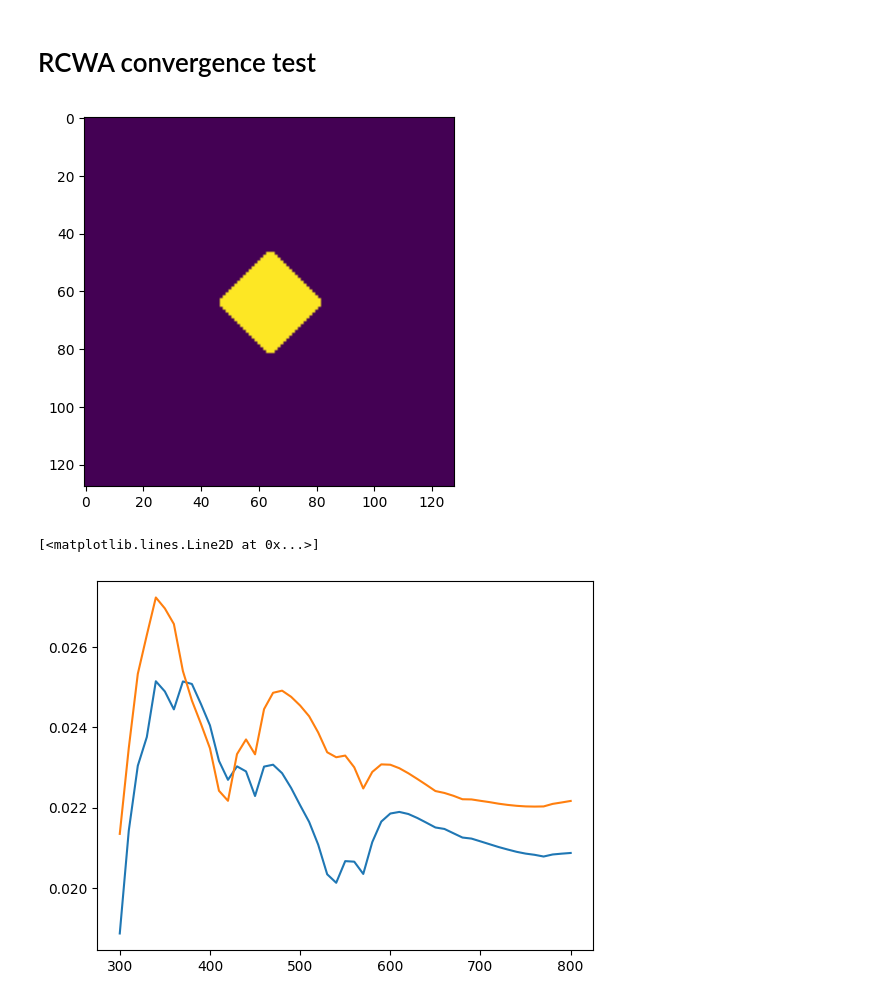
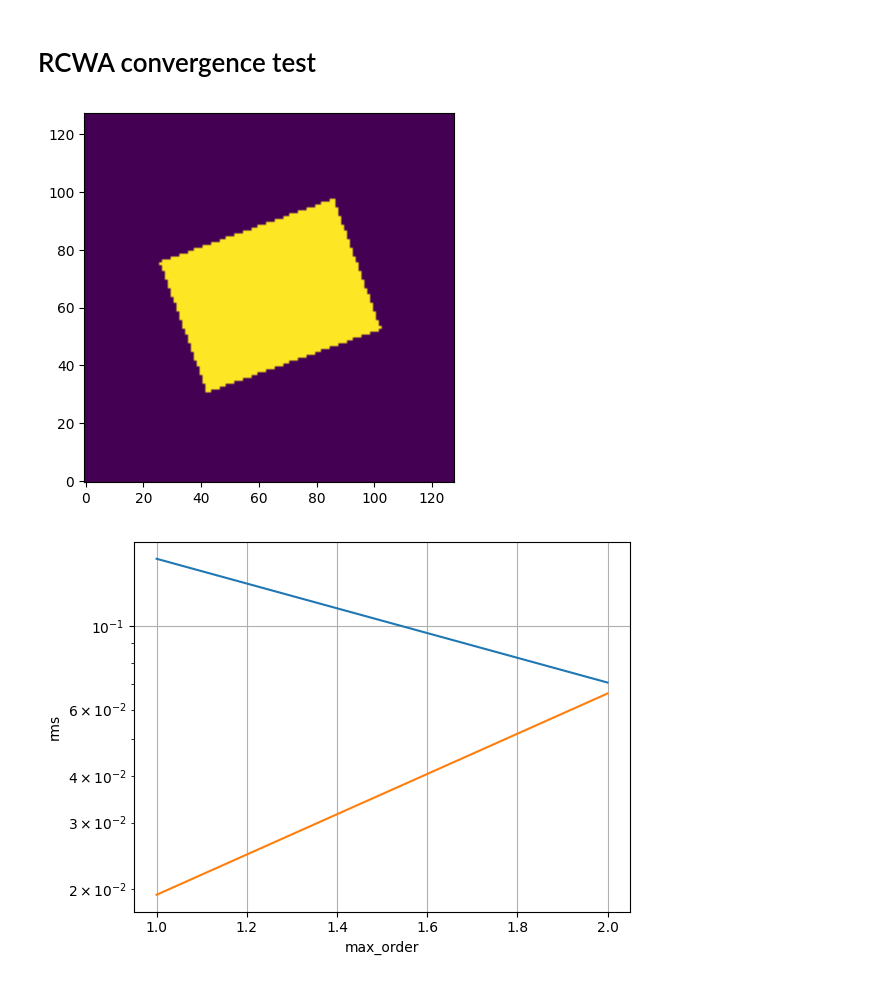
Before and after one commit to RodionovSA/metarcwa, a Jupyter notebook: examples/convergence_test.ipynb, the cells around one changed output. Cells and saved outputs as stored; diff of their text form; code cells hidden in the pictures.

```diff
--- a/examples/convergence_test.ipynb
+++ b/examples/convergence_test.ipynb
@@ -142,48 +161,63 @@ def compute_rt(model: Model, config: Config) -> Tuple[torch.Tensor,
 # %%
 # Define config
 dtype = torch.float32
 device = "cuda:0"
-m = 5 # Num_harmonics_x = 2*m + 1
-n = 5 # Num_harmonics_y = 2*n + 1
+N = 256
+m = 10 # Num_harmonics_x = 2*m + 1
+n = 10 # Num_harmonics_y = 2*n + 1
 truncation = "circular" # "circular", "rectangular"
 fact_method = None # "Normal", "Pol", "Jones", "Jones_direct"
 fact_beta = 0.05
 fact_gamma = 0.05
+nx = N
+ny = N
 
 # Define model parameters
 eps_inc = ConstantEps(1.0)
 eps_trans = ConstantEps(1.46**2)
 eps_void = ConstantEps(1.0)
-eps_solid = ConstantEps(2.1**2, eps_im=0.2)
-period = 500.0
+eps_solid = ConstantEps(2.1**2, eps_im=0.0)
+period = 400.0
 thickness = 200.0
 
 # Define shape
 xc, yc = period/2, period/2
-w, h = 100.0, 100.0
-angle = 45.0
-corner_radius = 1.0
+w, h = 200.0, 150.0
+angle = 20.0
+corner_radius = 0.0
 shape = Rectangle((xc, yc), (w, h), angle=angle, corner_radius=corner_radius)
 
-wl = torch.linspace(300, 800, 51)
-theta = torch.tensor([10.0])*torch.pi/180.0
+wl = torch.linspace(300, 800, 1)
+theta = torch.tensor([0.0])*torch.pi/180.0
 phi = torch.tensor([30.0])*torch.pi/180.0
 
 # Prepare model
 model = build_model(shape, thickness, eps_solid, eps_void, eps_inc, eps_trans, period, wl, theta, phi)
 
 # Show unit cell
 plt.figure()
-plt.imshow(model.spec(nx=128, ny=128).layers[0].pattern)
+plt.imshow(model.spec(nx=128, ny=128).layers[0].pattern, origin="lower")
 plt.show()
 
-config = build_config(dtype, device, m, n, truncation, fact_method, fact_beta, fact_gamma)
-Rs, Rp, Ts, Tp = compute_rt(model, config)
+config = build_config(dtype, device, m, n, nx, ny, truncation, fact_method, fact_beta, fact_gamma)
 # %% [output]
-[figure, old version]
+[figure, new version]
 # %%
-plt.plot(wl, Rp[:,0,0])
-plt.plot(wl, Rs[:,0,0])
+# Comparison between 32 and 64 bits convergence
+
+m_max=3
+
+orders, errs = convergence_test(model, config, m_max=m_max)
+
+config = build_config(dtype, device, m, n, nx, ny, truncation, "Jones_direct", fact_beta, fact_gamma)
+orders, errs_normal = convergence_test(model, config, m_max=m_max)
+config = build_config(dtype, device, m, n, nx, ny, truncation, None, fact_beta, fact_gamma)
+
+plt.plot(orders, torch.sqrt(errs))
+plt.plot(orders, torch.sqrt(errs_normal))
+plt.yscale('log', base=10)
+plt.xlabel('max_order')
+plt.ylabel('rms')
+plt.grid()
 # %% [output]
-[<matplotlib.lines.Line2D at 0x...>]
-[figure, old version]
+[figure, new version]
```
Also changed, not shown: parts of 1 cell of this notebook, 5 other files.
